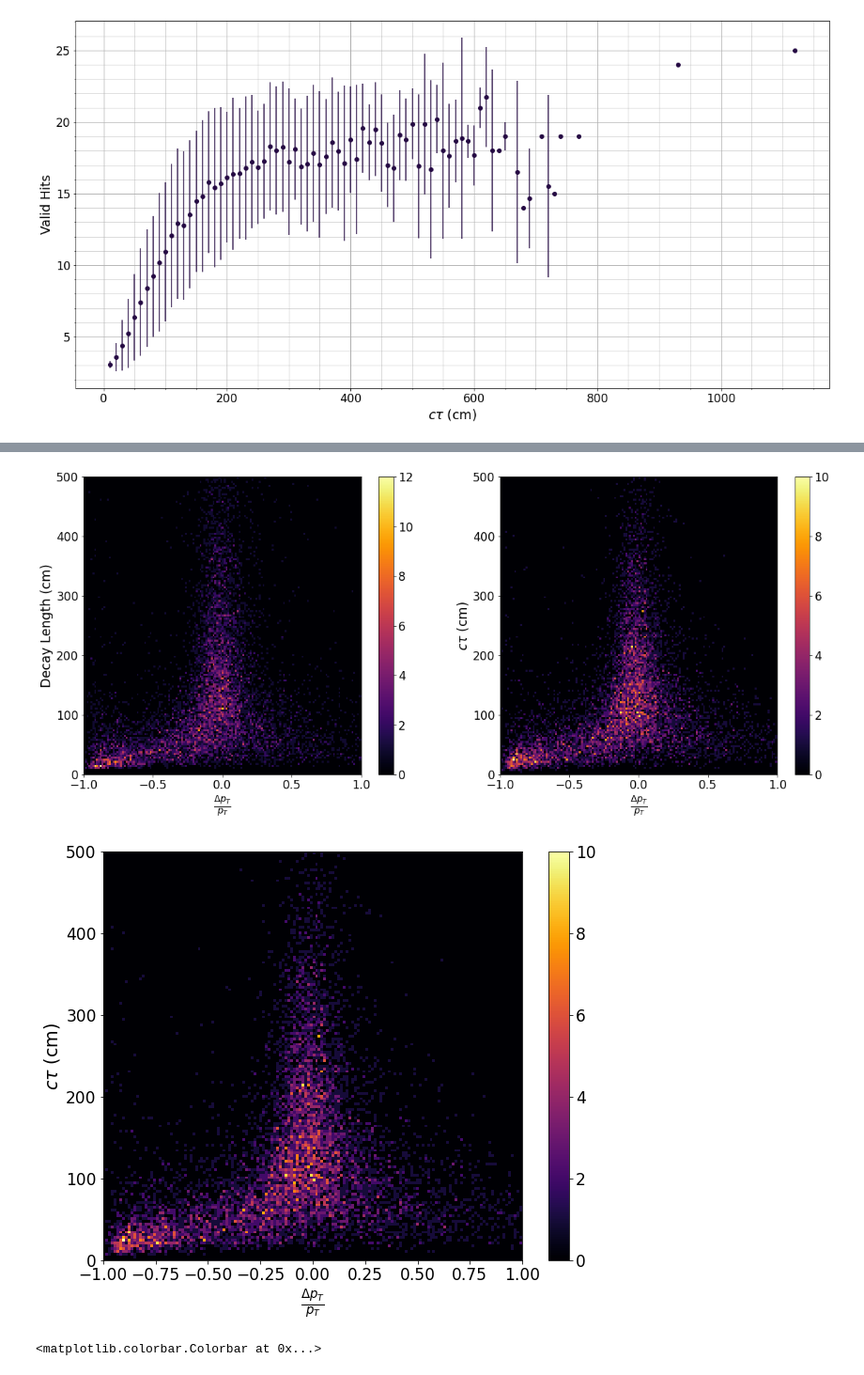
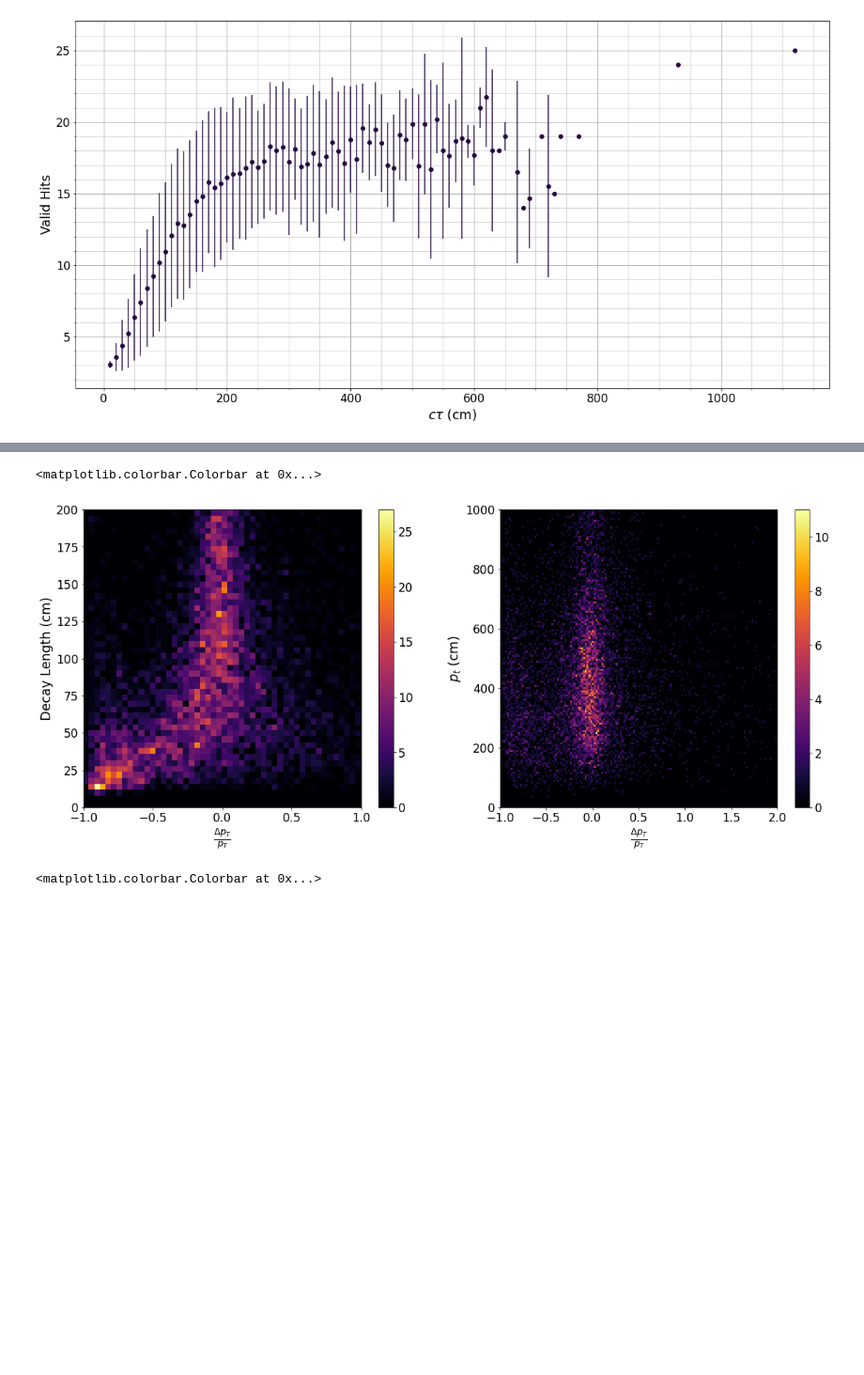
Before and after one commit to joaoboger/charginosAnalysis, a Jupyter notebook: charginosAnalysis.ipynb, the cells around one changed output, grey strips where cells are left out. Shown at 94% size. Saved outputs shown, nothing was run; the diff lists cells and outputs as text; code cells hidden in the pictures; blank space fills up the shorter version.

```diff
--- a/charginosAnalysis.ipynb
+++ b/charginosAnalysis.ipynb
@@ -2,6 +2,7 @@
 import pandas as pd
 import numpy as np
 import matplotlib.pyplot as plt
+from scipy.optimize import leastsq
 
 defaultFontSize = 17
 
@@ -14,15 +15,19 @@ plt.rc('legend', fontsize=defaultFontSize) #fontsize of the legend
 
 cmapbins = '#250a43' #color for histogram bins
 
-charginos = pd.read_csv('charginos.csv')
+charginos = pd.read_csv('data/charginos.csv')
+
+hitsDf = pd.read_pickle('data/hitsDf.pkl')
 
 trackedCharginos = charginos.copy()
 
 trackedCharginos = trackedCharginos[['mass', 'ctau', 'ctau*boost', 'validHits', 'event', 'run', 'luminosityBlock', 'pt', 'eta', 'phi', 'trackPt', 'trackEta', 'trackPhi', 'beta', 'gamma']]
 
+trackedCharginos['hits'] = hitsDf
+
 trackedCharginos = trackedCharginos[trackedCharginos['validHits'] != 0]
 
-trackedCharginos.sort_values('ctau', inplace=True)
+#trackedCharginos.sort_values('ctau', inplace=True)
 
 trackedCharginos.head()
 # %% [output]
@@ -175,25 +229,27 @@ Positive resolution Charginos: 4004 ; Negative resolution Charginos: 5424
 # %%
 fig = plt.figure(figsize=(20,8))
 xrange = 1
 
 ax = fig.add_subplot(121)
 
 ax.set_xlabel(r'$\frac{\Delta p_{T}}{p_{T}}$')
 ax.set_ylabel('Decay Length (cm)')
 
-_,_,_,im = ax.hist2d(trackedCharginos['ptResolution'],trackedCharginos['ctau'],range=((-1,xrange),(0,500)) , bins=150, cmap='inferno')
+dfg100 = trackedCharginos[trackedCharginos['ctau'] < 200]
+
+_,_,_,im = ax.hist2d(dfg100['ptResolution'],dfg100['ctau'],range=((-1,xrange),(0,200)) , bins=50, cmap='inferno')
 fig.colorbar(im)
 
 ax = fig.add_subplot(122)
 
 ax.set_xlabel(r'$\frac{\Delta p_{T}}{p_{T}}$')
-ax.set_ylabel(r'$c\tau$ (cm)')
+ax.set_ylabel(r'$p_{t}$ (cm)')
 
-_,_,_,im = ax.hist2d(trackedCharginos['ptResolution'],trackedCharginos['ctau*boost'],range=((-1,xrange),(0,500)) , bins=150, cmap='inferno')
+_,_,_,im = ax.hist2d(trackedCharginos['ptResolution'],trackedCharginos['pt'],range=((-1,2),(0,1000)) , bins=150, cmap='inferno')
 fig.colorbar(im)
 # %% [output]
+<matplotlib.colorbar.Colorbar at 0x...>
-[figure, old version]
+[figure, new version]
-[figure, removed]
 # %%
 fig = plt.figure(figsize=(10,8))
 ax = fig.add_subplot(111)
```
Also changed, not shown: parts of 11 cells of this notebook, 9 other files.
